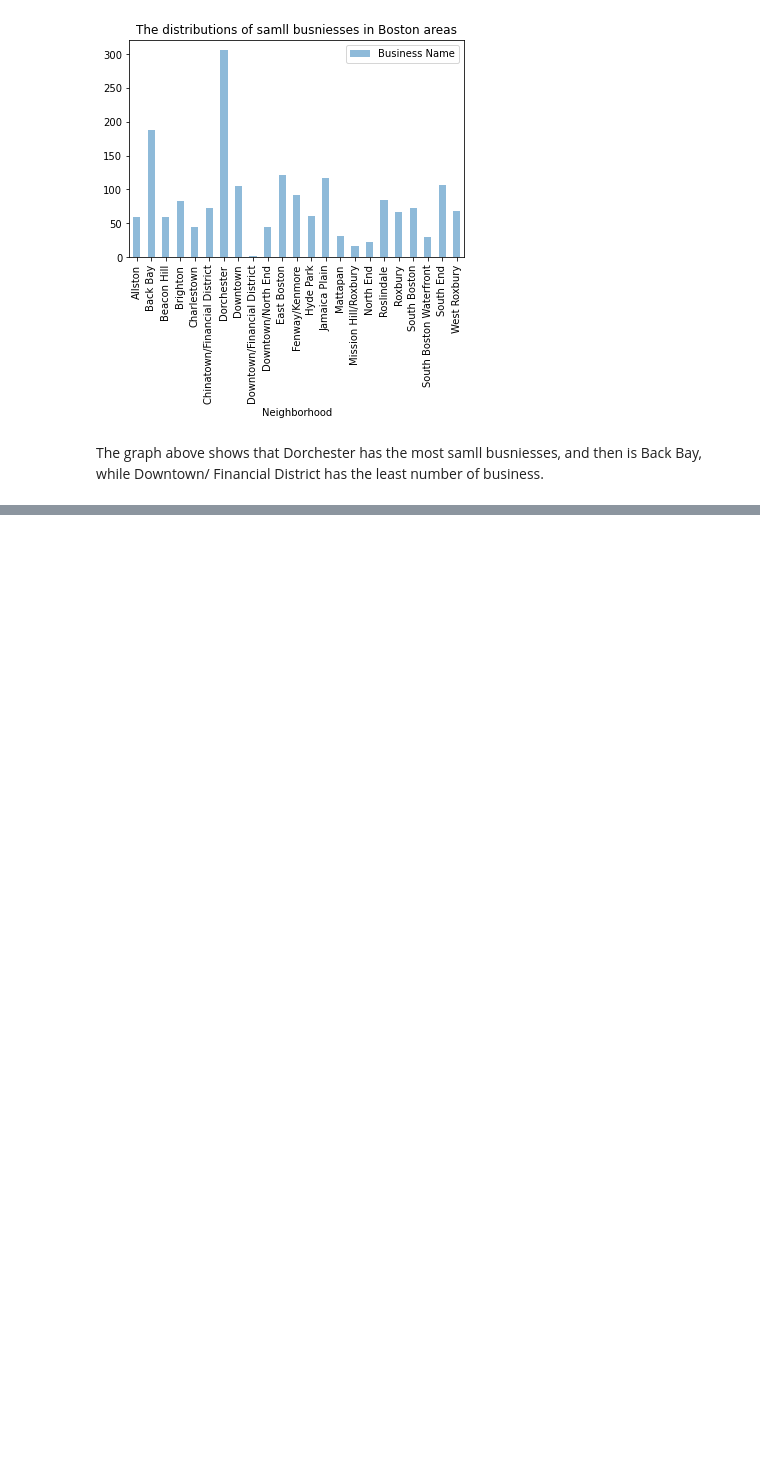
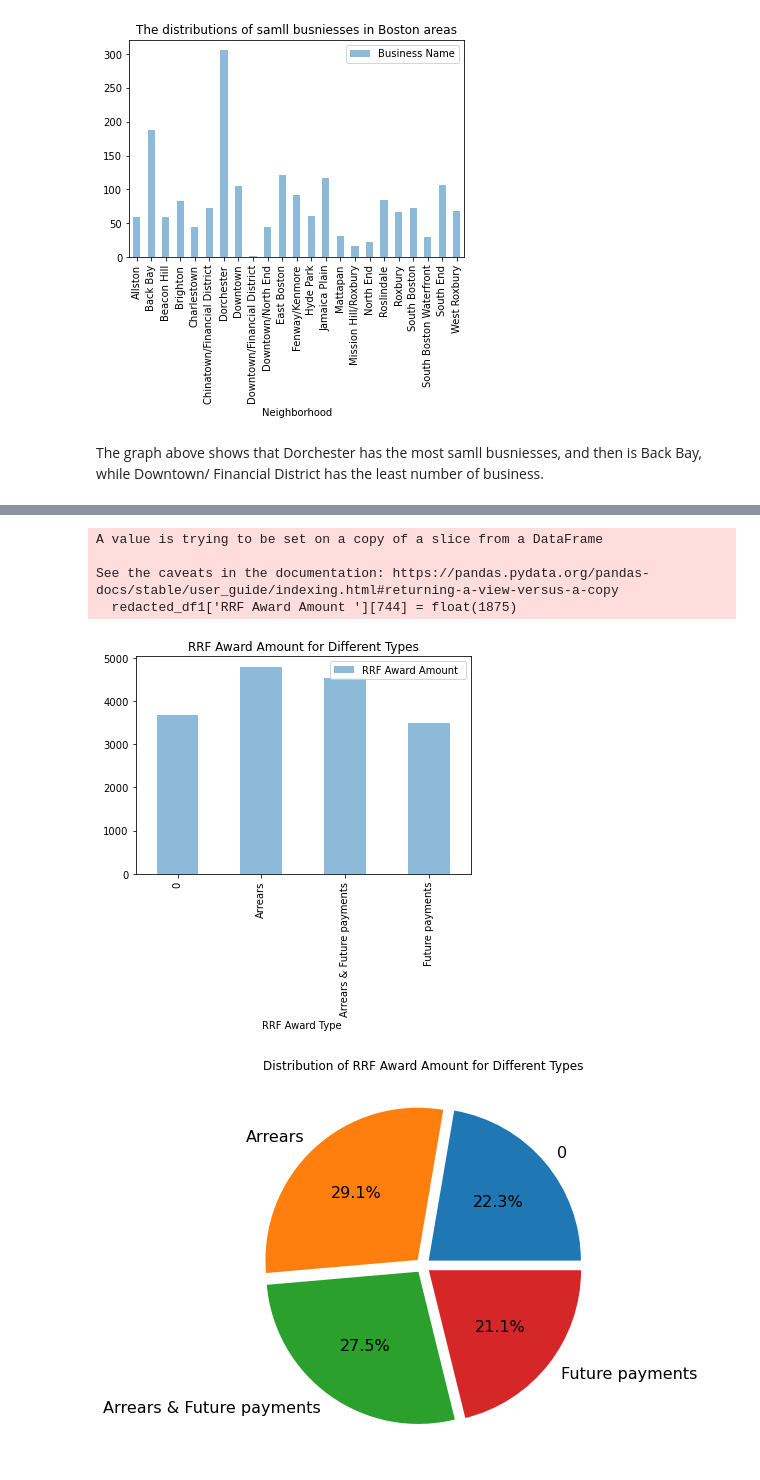
Before and after one commit to BU-Spark/ds-councilor-mejia-city-services, a Jupyter notebook: fall22-team-1/deliverable2/deliverable2.ipynb, the cells around one changed output, grey strips where cells are left out. Cells and saved outputs as stored; diff of their text form; code cells hidden in the pictures; blank space fills up the shorter version.

```diff
--- a/fall22-team-1/deliverable2/deliverable2.ipynb
+++ b/fall22-team-1/deliverable2/deliverable2.ipynb
@@ -90,0 +141,23 @@ The graph above shows that Dorchester has the most samll busniesses, and then is
+# %%
+redacted_df1 = redacted_df1.fillna(0)
+redacted_df1['RRF Award Amount '][744] = float(1875)
+redacted_df1['RRF Award Amount '] = redacted_df1['RRF Award Amount '].astype(float)
+
+temp = redacted_df1[['RRF Award Amount ', 'RRF Award Type ']].groupby('RRF Award Type ').mean()
+temp.plot(kind='bar', legend=True, alpha=.5)
+plt.title("RRF Award Amount for Different Types")
+plt.show()
+
+print('\n\n')
+
+plt.figure(figsize=(7,7))
+plt.pie(temp['RRF Award Amount '], labels = temp.index.to_list(), explode = [0.05, 0.05, 0.05, 0.05] ,autopct = '%1.1f%%' ,textprops = {'fontsize' : 16 })
+plt.title("Distribution of RRF Award Amount for Different Types")
+plt.show()
+# %% [output]
+A value is trying to be set on a copy of a slice from a DataFrame
+
+See the caveats in the documentation: https://pandas.pydata.org/pandas-docs/stable/user_guide/indexing.html#returning-a-view-versus-a-copy
+  redacted_df1['RRF Award Amount '][744] = float(1875)
+[figure, added]
+[figure, added]
```
Also changed, not shown: parts of 24 cells of this notebook.
